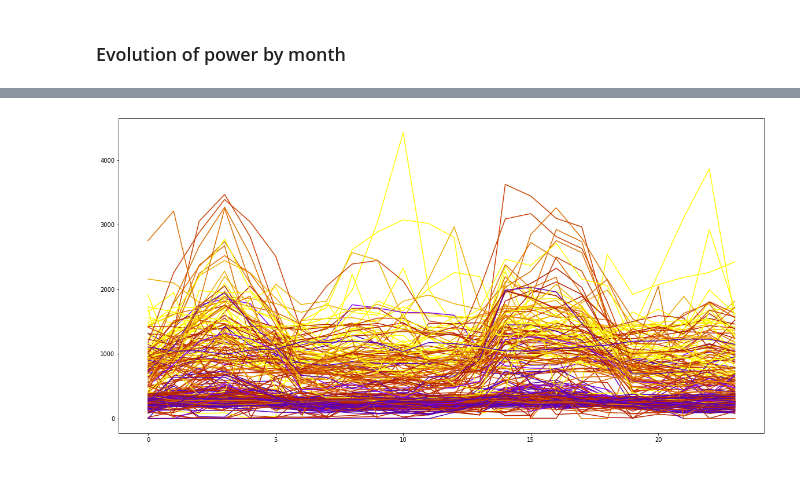
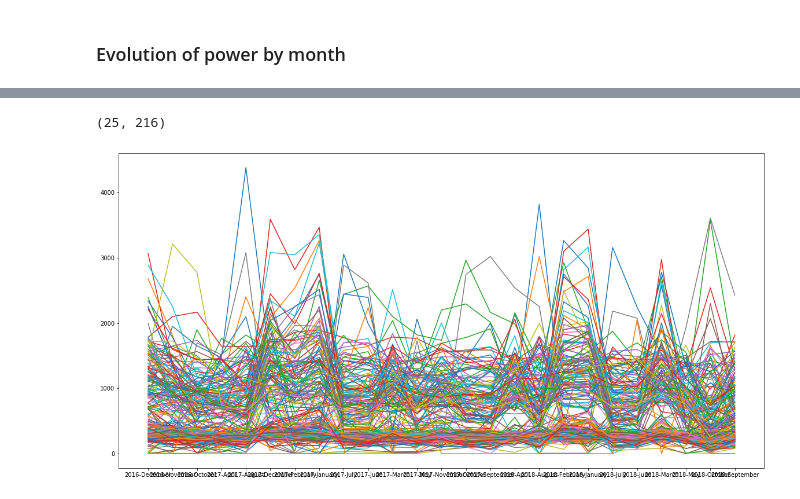
Before and after one commit to energy-army-knife/hack-the-electron-a, a Jupyter notebook: notebooks/dataset_analysis.ipynb, the cells around one changed output, grey strips where cells are left out. Cells and saved outputs as stored; diff of their text form; code cells hidden in the pictures.

```diff
--- a/notebooks/dataset_analysis.ipynb
+++ b/notebooks/dataset_analysis.ipynb
@@ -9,8 +9,10 @@ import matplotlib
 import matplotlib.pyplot as plt
 from matplotlib.pyplot import figure
 import numpy as np
+from src.data_loader import BuildingDataLoader, PowerDataLoader, MetersInformation
+from src.data_models import TariffType
 
-df_dataset = pd.read_csv('../resources/dataset_index.csv', sep=';', encoding="latin1")
+df_dataset = PowerDataLoader("../resources/load_pwr.csv").data_frame
 
 print("Number of meters: {0}".format(df_dataset.shape[0]))
 print("Variables: {0}".format(df_dataset.columns))
@@ -134,19 +97,12 @@ plt.show()
-# %%
-contraced_power = list(set(df_dataset.ctrct_pw))
-
-colors = [cmap(i) for i in np.linspace(0, 1, len(contraced_power))]
-colors_contraced_power = {}
-for i in range(len(contraced_power)):
-    colors_contraced_power[contraced_power[i]] = colors[i]
-
-figure(num=None, figsize=(20, 10), facecolor='w', edgecolor='k')
-
-for i in range(mean_power_months.shape[1]):
-
-    meter_name = df_power.columns[2:][i]
-    color_line = colors_contraced_power[df_dataset.loc[df_dataset['meter_id'] == meter_name].iloc[0].ctrct_pw]
-    plt.plot(range(24), mean_power_months[:,i], color=color_line)
-
-plt.show()
-# %% [output]
-[figure, removed]
+# %%
+database_group_by_month = df_dataset.groupby(df_dataset.index.strftime('%Y-%B')).mean()
+# %%
+
+database_group_by_month.shape
+# %% [output]
+(25, 216)
+# %%
+figure(num=None, figsize=(20, 10))
+x = plt.plot(database_group_by_month)
+# %% [output]
+[figure, added]
```
Also changed, not shown: parts of 6 cells of this notebook, 2 other files.
